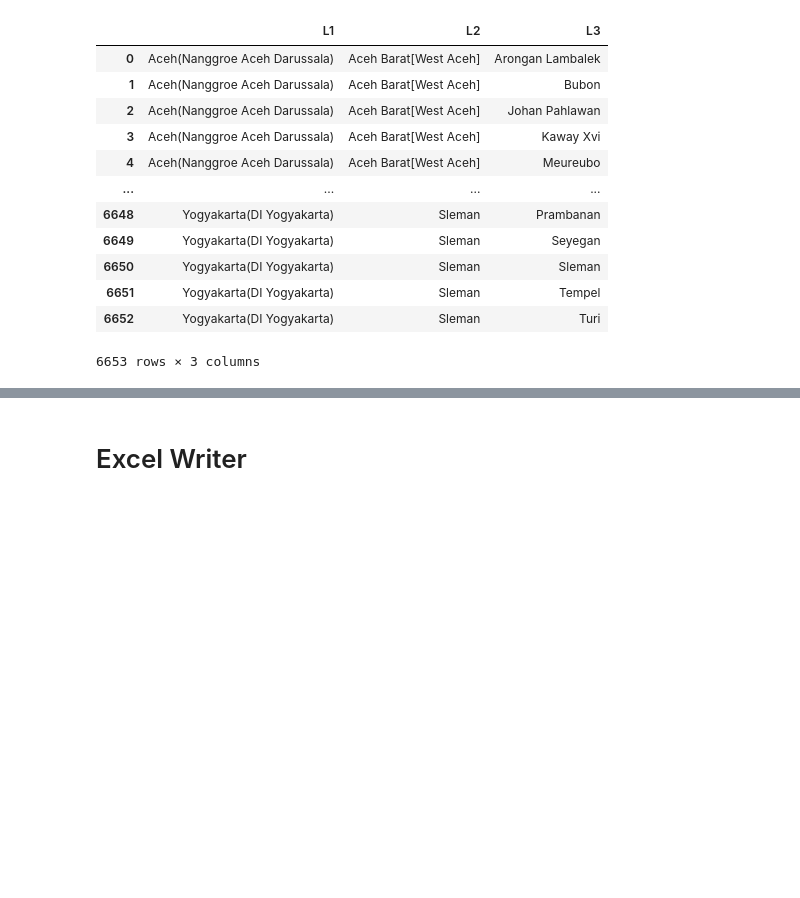
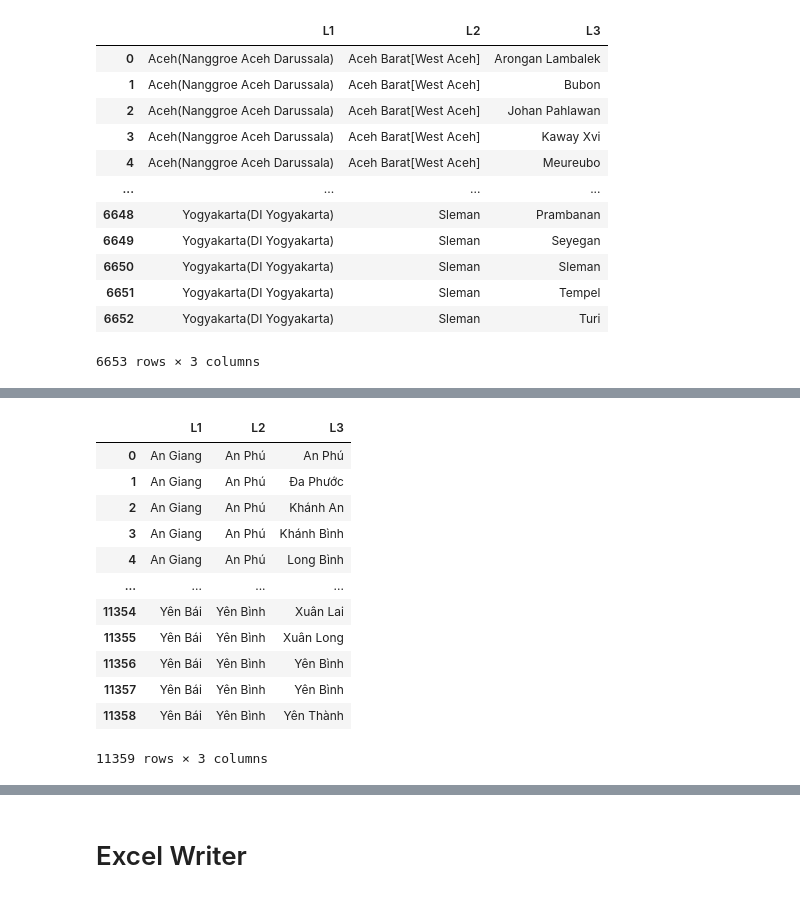
Before and after one commit to CabooseExia/Geospatial-practice, a Jupyter notebook: citypopulation_webscraper.ipynb, the cells around one changed output, grey strips where cells are left out. Cells and saved outputs as stored; diff of their text form; code cells hidden in the pictures; blank space fills up the shorter version.

```diff
--- a/citypopulation_webscraper.ipynb
+++ b/citypopulation_webscraper.ipynb
@@ -862,0 +980,18 @@ indo
+# %%
+viet = viet_l2l3.merge(viet_l1l2, on='L2', how='left')
+viet = viet[['L1', 'L2', 'L3']]
+viet
+# %% [output]
+|  | L1 | L2 | L3 |
+| 0 | An Giang | An Phú | An Phú |
+| 1 | An Giang | An Phú | Đa Phước |
+| 2 | An Giang | An Phú | Khánh An |
+| 3 | An Giang | An Phú | Khánh Bình |
+| 4 | An Giang | An Phú | Long Bình |
+| ... | ... | ... | ... |
+| 11354 | Yên Bái | Yên Bình | Xuân Lai |
+| 11355 | Yên Bái | Yên Bình | Xuân Long |
+| 11356 | Yên Bái | Yên Bình | Yên Bình |
+| 11357 | Yên Bái | Yên Bình | Yên Bình |
+| 11358 | Yên Bái | Yên Bình | Yên Thành |
+11359 rows × 3 columns
```
Also changed, not shown: parts of 14 cells of this notebook.
